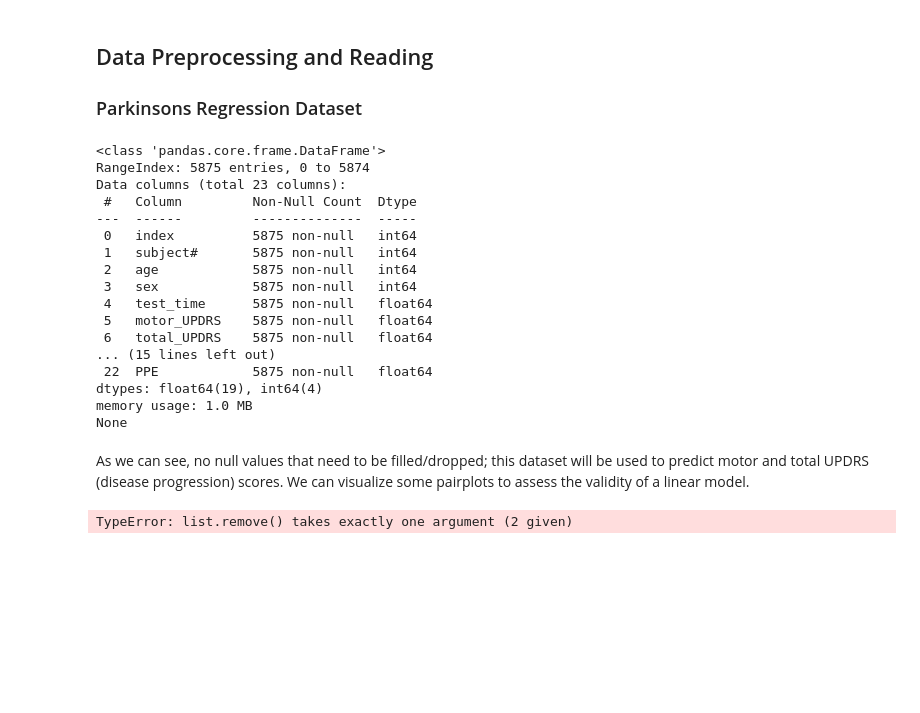
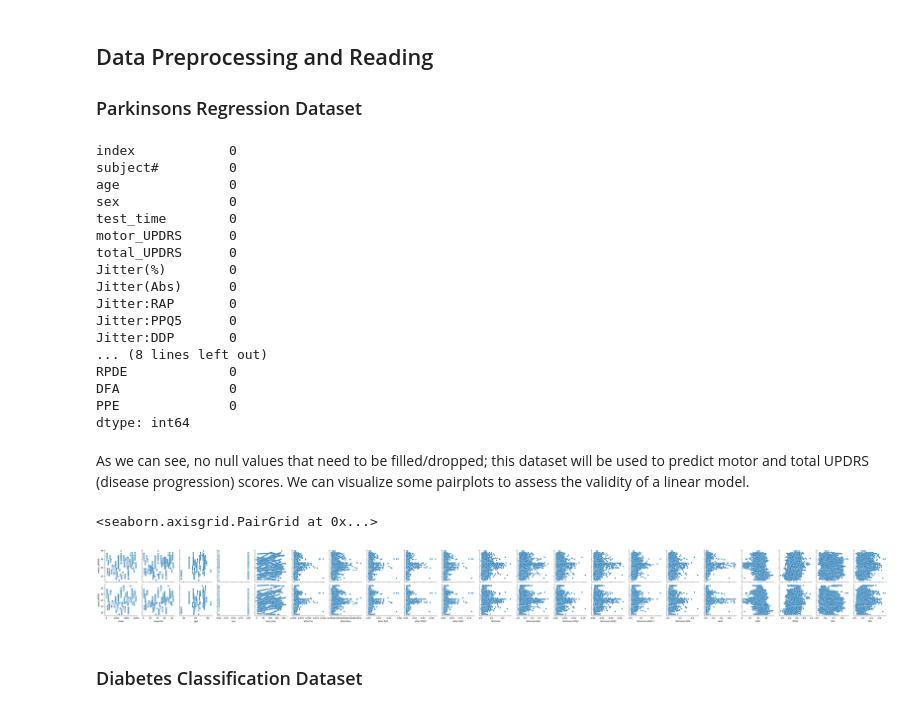
Before and after one commit to malikmahdivika/BMEN415-ML, a Jupyter notebook: Datasets-Preprocessing.ipynb, the cells around one changed output. Saved outputs shown, nothing was run; the diff lists cells and outputs as text; code cells hidden in the pictures; blank space fills up the shorter version.

Commit message:
list .pop() bugfix

```diff
--- a/Datasets-Preprocessing.ipynb
+++ b/Datasets-Preprocessing.ipynb
@@ -9,37 +9,41 @@ import seaborn as sns
 
 parkinsons_dataframe = pd.read_csv('parkinsons_updrs.data.csv')
 
-print(parkinsons_dataframe.info())
+print(parkinsons_dataframe.isnull().sum())
 # %% [output]
-<class 'pandas.core.frame.DataFrame'>
-RangeIndex: 5875 entries, 0 to 5874
-Data columns (total 23 columns):
- #   Column         Non-Null Count  Dtype
----  ------         --------------  -----
- 0   index          5875 non-null   int64
- 1   subject#       5875 non-null   int64
- 2   age            5875 non-null   int64
- 3   sex            5875 non-null   int64
- 4   test_time      5875 non-null   float64
- 5   motor_UPDRS    5875 non-null   float64
- 6   total_UPDRS    5875 non-null   float64
-... (15 lines left out)
- 22  PPE            5875 non-null   float64
-dtypes: float64(19), int64(4)
-memory usage: 1.0 MB
-None
+index            0
+subject#         0
+age              0
+sex              0
+test_time        0
+motor_UPDRS      0
+total_UPDRS      0
+Jitter(%)        0
+Jitter(Abs)      0
+Jitter:RAP       0
+Jitter:PPQ5      0
+Jitter:DDP       0
+... (8 lines left out)
+RPDE             0
+DFA              0
+PPE              0
+dtype: int64
 # %% [markdown]
 As we can see, no null values that need to be filled/dropped; this dataset will be used to predict motor and total UPDRS (disease progression) scores. We can visualize some pairplots to assess the validity of a linear model.
 # %%
 yvars = ['motor_UPDRS', 'total_UPDRS']
 
 xvars = parkinsons_dataframe.columns.array
 xvars = xvars.tolist()
 
 xvars.remove('motor_UPDRS')
 xvars.remove('total_UPDRS')
 
 
-sns.pairplot(parkinsons_dataframe, y_vars=yvars, )
+sns.pairplot(parkinsons_dataframe, y_vars=yvars, x_vars=xvars)
+#TODO possibly remove this graph, does not have to be a linear model/model selection not part of submission reqs
 # %% [output]
-TypeError: list.remove() takes exactly one argument (2 given)
+<seaborn.axisgrid.PairGrid at 0x...>
+[figure, added]
+# %% [markdown]
+### Diabetes Classification Dataset
```
